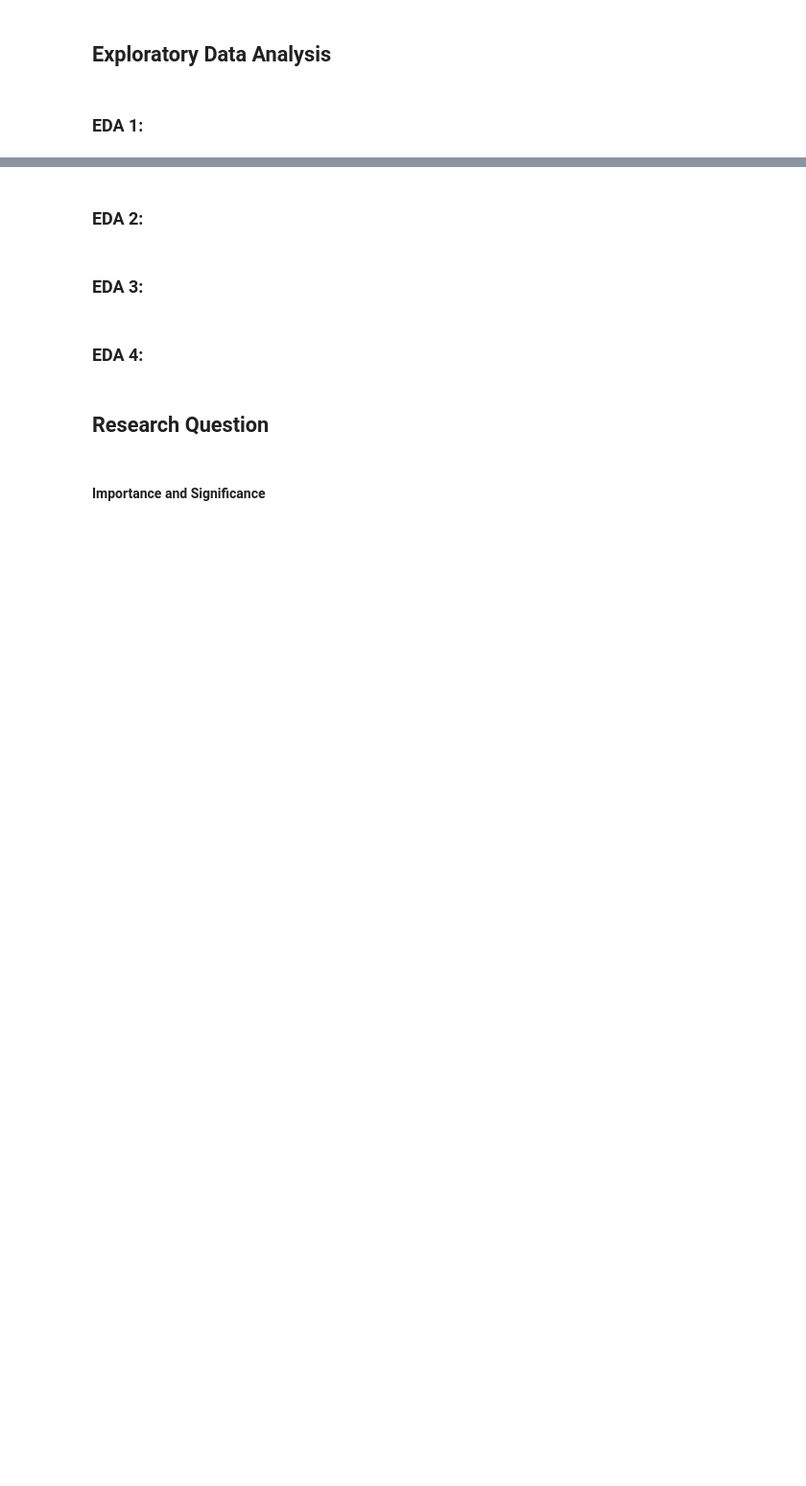
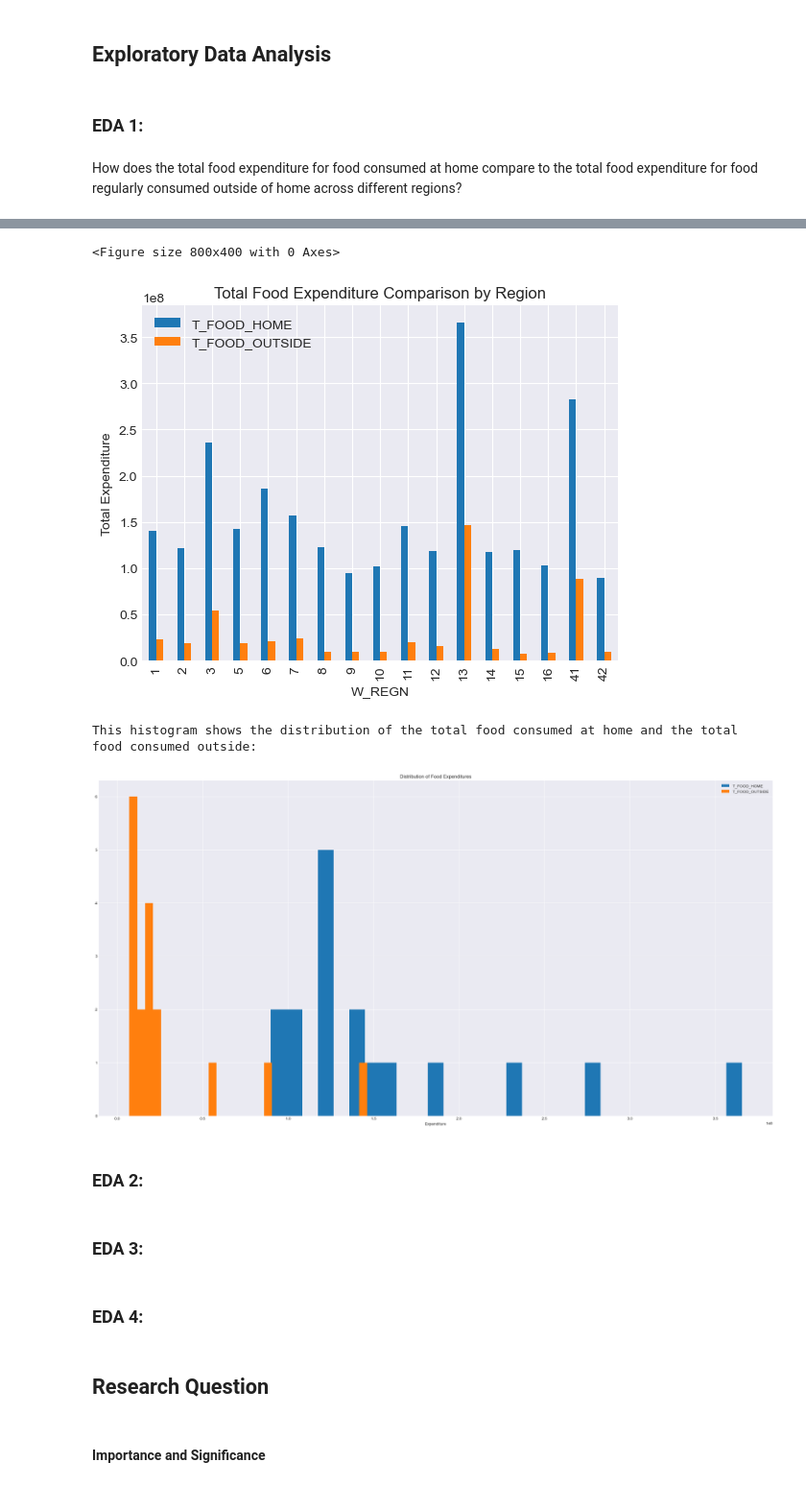
Before and after one commit to definitelyliz/CSMODEL-Phase-1, a Jupyter notebook: CSMODEL Phase 1.ipynb, the cells around one changed output, grey strips where cells are left out. Shown at 96% size. Saved outputs shown, nothing was run; the diff lists cells and outputs as text; code cells hidden in the pictures; blank space fills up the shorter version.

```diff
--- a/CSMODEL Phase 1.ipynb
+++ b/CSMODEL Phase 1.ipynb
@@ -153,3 +159,64 @@ NameError: name 'pd' is not defined
 ## Exploratory Data Analysis
 # %% [markdown]
 ### EDA 1:
+# %% [markdown]
+How does the total food expenditure for food consumed at home compare to the total food expenditure for food regularly consumed outside of home across different regions?
+# %%
+import matplotlib.pyplot as plt
+import numpy as np
+pd.set_option('display.float_format', lambda x: '%.2f' % x)
+plt.style.use('seaborn-v0_8-darkgrid')
+
+# Read csv and get the number of columns and rows
+newDf = pd.read_csv("filtered_file_2.csv")
+
+# Group by region and sum the expenditures
+expenditure_summary = newDf.groupby('W_REGN').sum()
+
+# Calculate the total expenditure for home and outside
+totalHomeExpenditure = expenditure_summary['T_FOOD_HOME']
+totalOutsideExpenditure = expenditure_summary['T_FOOD_OUTSIDE']
+
+# Compare the expenditures
+data = {
+    'T_FOOD_HOME': totalHomeExpenditure,
+    'T_FOOD_OUTSIDE': totalOutsideExpenditure
+}
+
+comparison = pd.DataFrame(data)
+average = comparison['T_FOOD_HOME'].sum() / 40171
+
+tFoodHomeMCTAndMD = comparison.agg({'T_FOOD_HOME': ['mean', 'median', 'std', 'var']})
+tFoodOutsideMCTAndMD = comparison.agg({'T_FOOD_OUTSIDE': ['mean', 'median', 'std', 'var']})
+print("Total Food Expenditure at Home measures of central tendency and measures of dispersion :\n\n",
+    tFoodHomeMCTAndMD)
+print("\nTotal Food Expenditure Outside measures of central tendency and measures of dispersion :\n\n",
+    tFoodOutsideMCTAndMD)
+
+correlation = totalHomeExpenditure.corr(totalOutsideExpenditure)
+
+print("\nCorrelation value = ", correlation.round(2))
+
+print("\nThis figure shows a bar graph between the amount of food consumed at home and the amount of food consumed\n outside across different regions: ")
+
+# Plotting the expenditures
+plt.figure(figsize=(8, 4))
+comparison.plot(kind='bar')
+plt.title('Total Food Expenditure Comparison by Region')
+plt.xlabel('W_REGN')
+plt.ylabel('Total Expenditure')
+plt.legend(['T_FOOD_HOME', 'T_FOOD_OUTSIDE'])
+plt.show()
+
+print("\nThis histogram shows the distribution of the total food consumed at home and the total food consumed outside: ")
+
+# Plotting the distributions
+totalHomeExpenditure.hist(bins=30, label='T_FOOD_HOME', figsize=(30, 15))
+totalOutsideExpenditure.hist(bins=30, label='T_FOOD_OUTSIDE', figsize=(30, 15))
+plt.title('Distribution of Food Expenditures')
+plt.xlabel('Expenditure')
+plt.legend()
+plt.show()
+
+# print(comparison)
+# %% [output]
@@ -156,3 +243,7 @@ NameError: name 'pd' is not defined
+<Figure size 800x400 with 0 Axes>
+[figure, added]
+This histogram shows the distribution of the total food consumed at home and the total food consumed outside:
+[figure, added]
 # %% [markdown]
 ### EDA 2:
 # %% [markdown]
```
Also changed, not shown: parts of 4 cells of this notebook, 1 other file.
